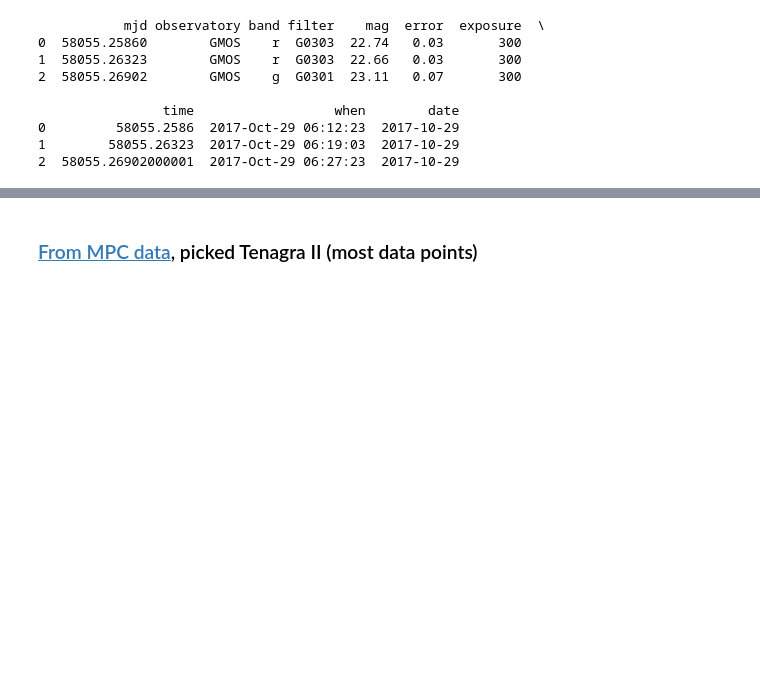
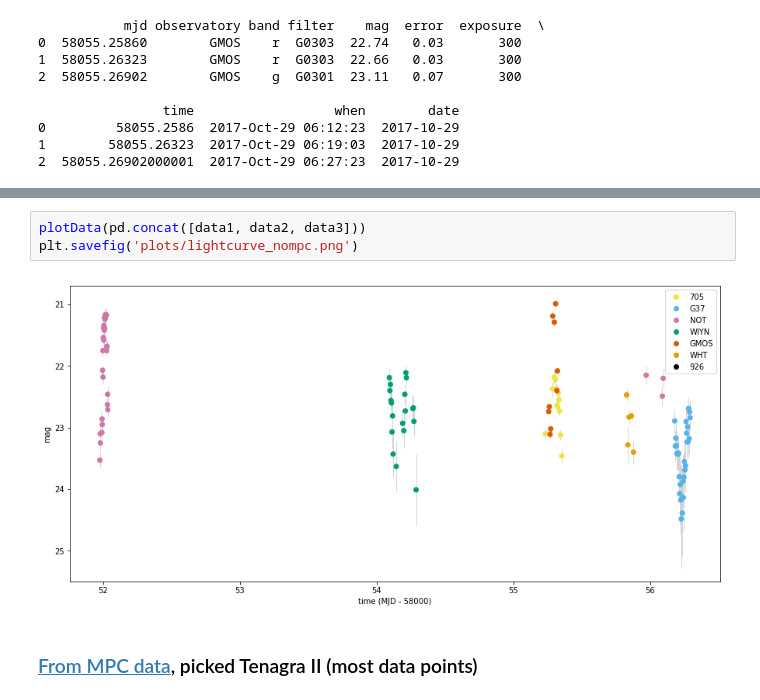
Before and after one commit to sharponlooker/A2017U1, a Jupyter notebook: 1I2017U1 light curve.ipynb, the cells around one changed output, grey strips where cells are left out. Cells and saved outputs as stored; diff of their text form; blank space fills up the shorter version.

Commit message:
Lightcurve notebook ready

```diff
--- a/1I2017U1 light curve.ipynb
+++ b/1I2017U1 light curve.ipynb
@@ -123,3 +128,8 @@ plotData(data3)
+# %%
+plotData(pd.concat([data1, data2, data3]))
+plt.savefig('plots/lightcurve_nompc.png')
+# %% [output]
+[figure, added]
 # %% [markdown]
 <h3><a href="https://www.minorplanetcenter.net/db_search/show_object?utf8=%E2%9C%93&object_id=A%2F2017+U1">From MPC data</a>, picked Tenagra II (most data points)</h3>
 # %%
```
Also changed, not shown: parts of 11 cells of this notebook, 7 other files.
